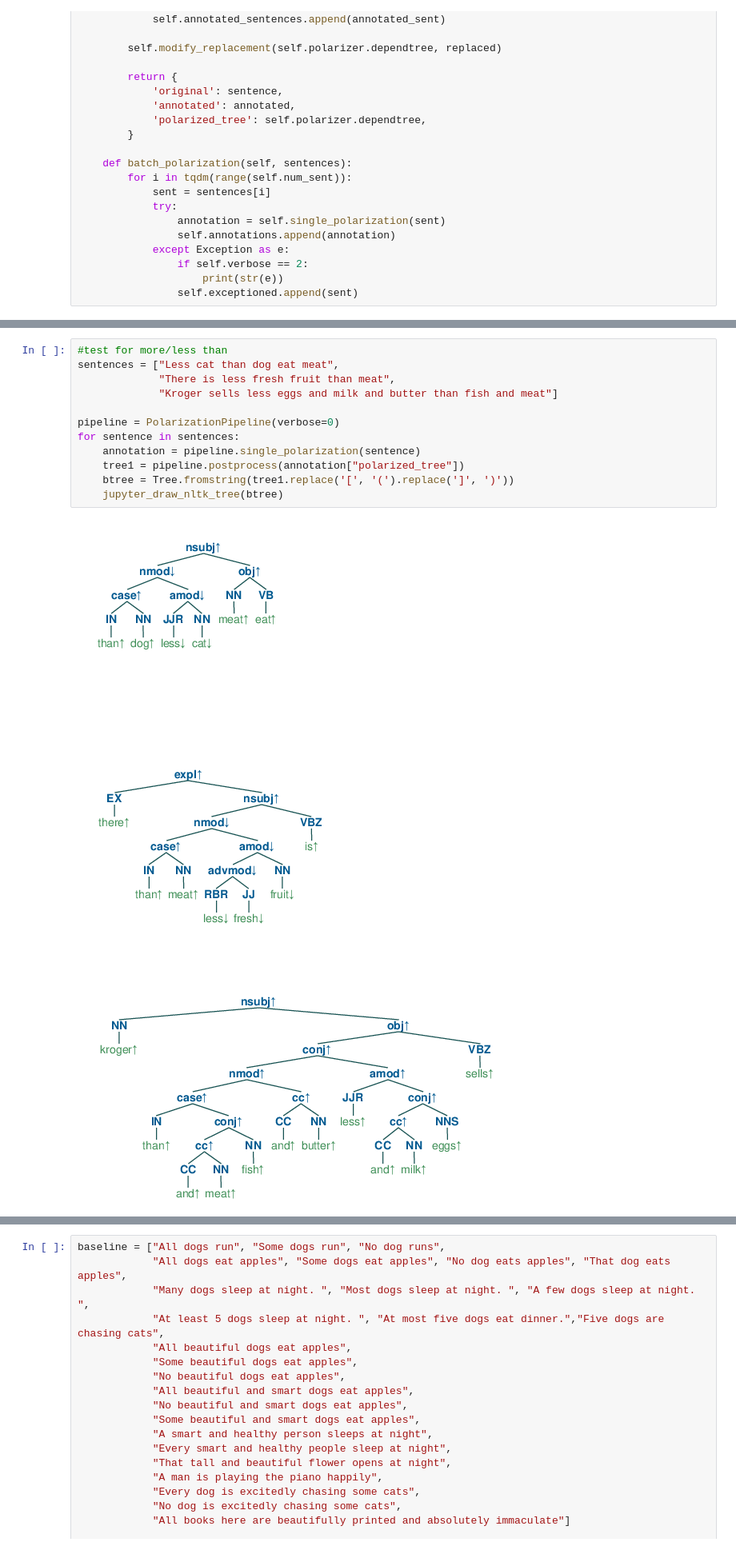
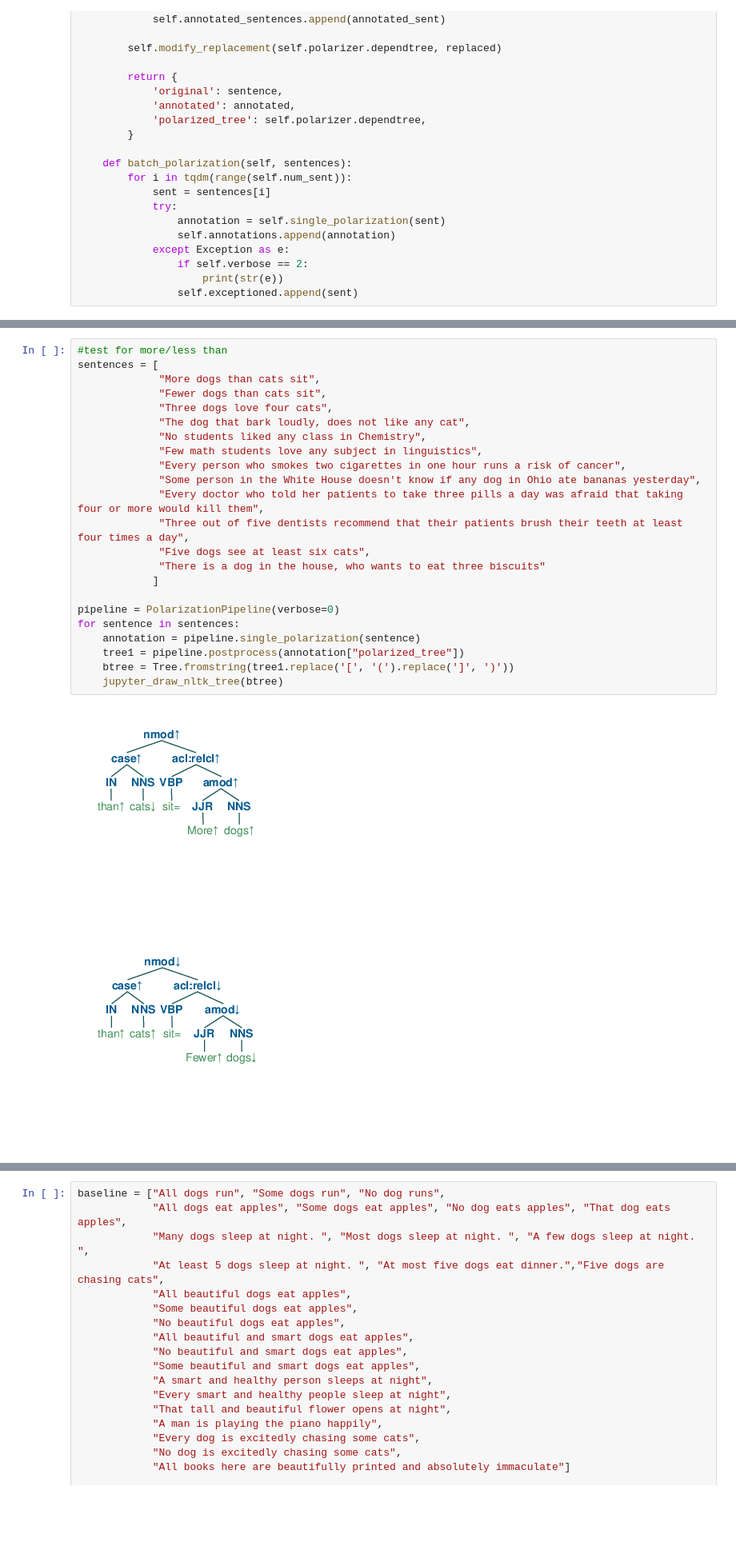
Before and after one commit to eric11eca/NeuralLog, a Jupyter notebook: src/Udep2Mono.ipynb, the cells around one changed output, grey strips where cells are left out. Shown at 80% size. Drawn from its saved outputs; the diff is of its cells as text; blank space fills up the shorter version.

```diff
--- a/src/Udep2Mono.ipynb
+++ b/src/Udep2Mono.ipynb
@@ -1248,16 +1356,26 @@ for sentence in sentences:
-# %%
-#test for more/less than
-sentences = ["Less cat than dog eat meat",
-             "There is less fresh fruit than meat",
-             "Kroger sells less eggs and milk and butter than fish and meat"]
-
-pipeline = PolarizationPipeline(verbose=0)
-for sentence in sentences:
-    annotation = pipeline.single_polarization(sentence)
-    tree1 = pipeline.postprocess(annotation["polarized_tree"])
-    btree = Tree.fromstring(tree1.replace('[', '(').replace(']', ')'))
-    jupyter_draw_nltk_tree(btree)
-# %% [output]
-[figure, removed]
-[figure, removed]
-[figure, removed]
+# %%
+#test for more/less than
+sentences = [
+             "More dogs than cats sit",
+             "Fewer dogs than cats sit",
+             "Three dogs love four cats",
+             "The dog that bark loudly, does not like any cat",
+             "No students liked any class in Chemistry",
+             "Few math students love any subject in linguistics",
+             "Every person who smokes two cigarettes in one hour runs a risk of cancer",
+             "Some person in the White House doesn't know if any dog in Ohio ate bananas yesterday",
+             "Every doctor who told her patients to take three pills a day was afraid that taking four or more would kill them",
+             "Three out of five dentists recommend that their patients brush their teeth at least four times a day",
+             "Five dogs see at least six cats",
+             "There is a dog in the house, who wants to eat three biscuits"
+            ]
+
+pipeline = PolarizationPipeline(verbose=0)
+for sentence in sentences:
+    annotation = pipeline.single_polarization(sentence)
+    tree1 = pipeline.postprocess(annotation["polarized_tree"])
+    btree = Tree.fromstring(tree1.replace('[', '(').replace(']', ')'))
+    jupyter_draw_nltk_tree(btree)
+# %% [output]
+[figure, added]
+[figure, added]
```
Also changed, not shown: parts of 14 cells of this notebook.
